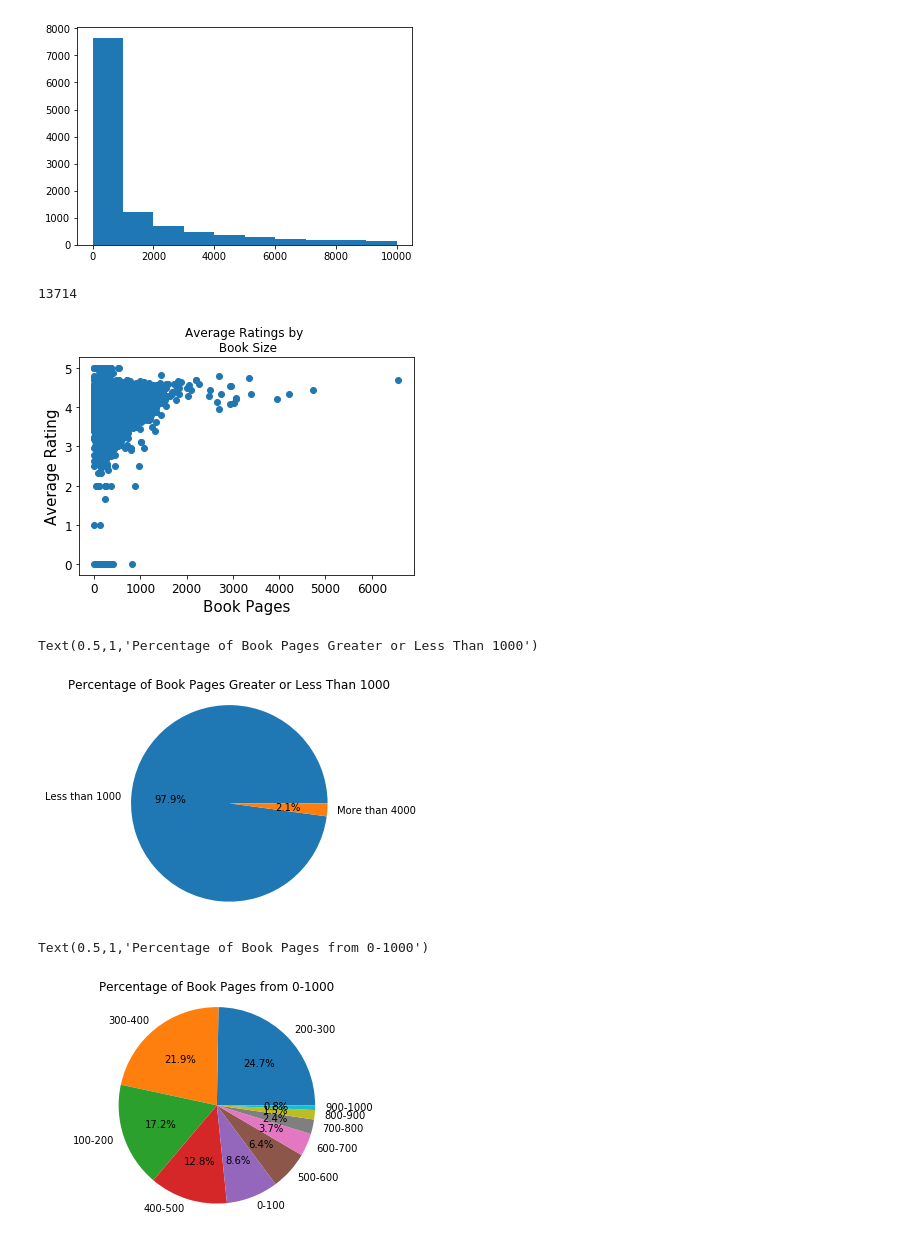
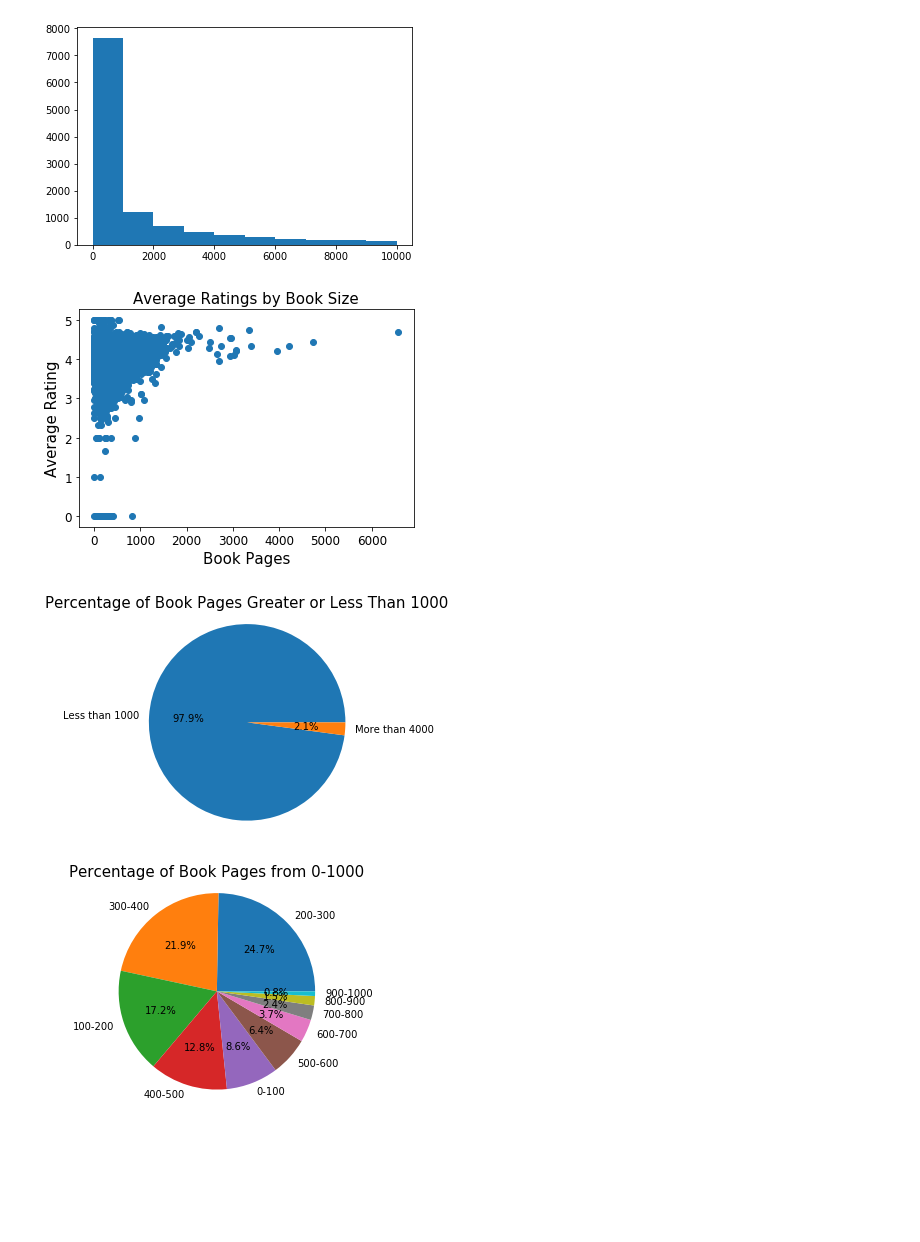
Before and after one commit to manmita7/BookBeasts, a Jupyter notebook: BookBeasts_goodreads.ipynb, the cells around one changed output. Cells and saved outputs as stored; diff of their text form; code cells hidden in the pictures; blank space fills up the shorter version.

```diff
--- a/BookBeasts_goodreads.ipynb
+++ b/BookBeasts_goodreads.ipynb
@@ -172,15 +171,14 @@ plt.hist(rating10000)
 # %%
 y = good_reads_data['Average Rating'];
 x = good_reads_data['Book Pages']
 
 plt.xlabel('Book Pages', fontsize = 15); plt.ylabel('Average Rating', fontsize = 15)
 plt.xticks(size = 12); plt.yticks(size = 12)
-plt.title("Average Ratings by \n Book Size")
+plt.title("Average Ratings by Book Size",size=15)
 plt.scatter(x,y)
-len(x)
+plt.savefig("graphs/Averageratingby_booksize.png")
 # %% [output]
-13714
-[figure, old version]
+[figure, new version]
 # %%
 bins = [0, 999,9999]
 labels = ["Less than 1000", "More than 4000"]
@@ -189,10 +187,10 @@ bookpages_label = bookpages.keys()
 bookpages_num = bookpages.values()
 plt.pie(bookpages_num,labels=bookpages_label,autopct="%1.1f%%")
 plt.axis('equal')
-plt.title("Percentage of Book Pages Greater or Less Than 1000")
+plt.title("Percentage of Book Pages Greater or Less Than 1000", size=15)
+plt.savefig("graphs/Bookpagespercent.png")
 # %% [output]
-Text(0.5,1,'Percentage of Book Pages Greater or Less Than 1000')
-[figure, old version]
+[figure, new version]
 # %%
 bins = [0, 99,199,299,399,499,599,699,799,899,999]
 labels = ["0-100", "100-200","200-300","300-400","400-500","500-600","600-700","700-800","800-900","900-1000",]
@@ -201,7 +199,7 @@ bookpages_label = bookpages.keys()
 bookpages_num = bookpages.values()
 plt.pie(bookpages_num,labels=bookpages_label,autopct="%1.1f%%")
 plt.axis('equal')
-plt.title("Percentage of Book Pages from 0-1000")
+plt.title("Percentage of Book Pages from 0-1000", size = 15)
+plt.savefig("graphs/Bookpagebreakdown.png")
 # %% [output]
-Text(0.5,1,'Percentage of Book Pages from 0-1000')
-[figure, old version]
+[figure, new version]
```
Also changed, not shown: parts of 3 cells of this notebook, 6 other files.
